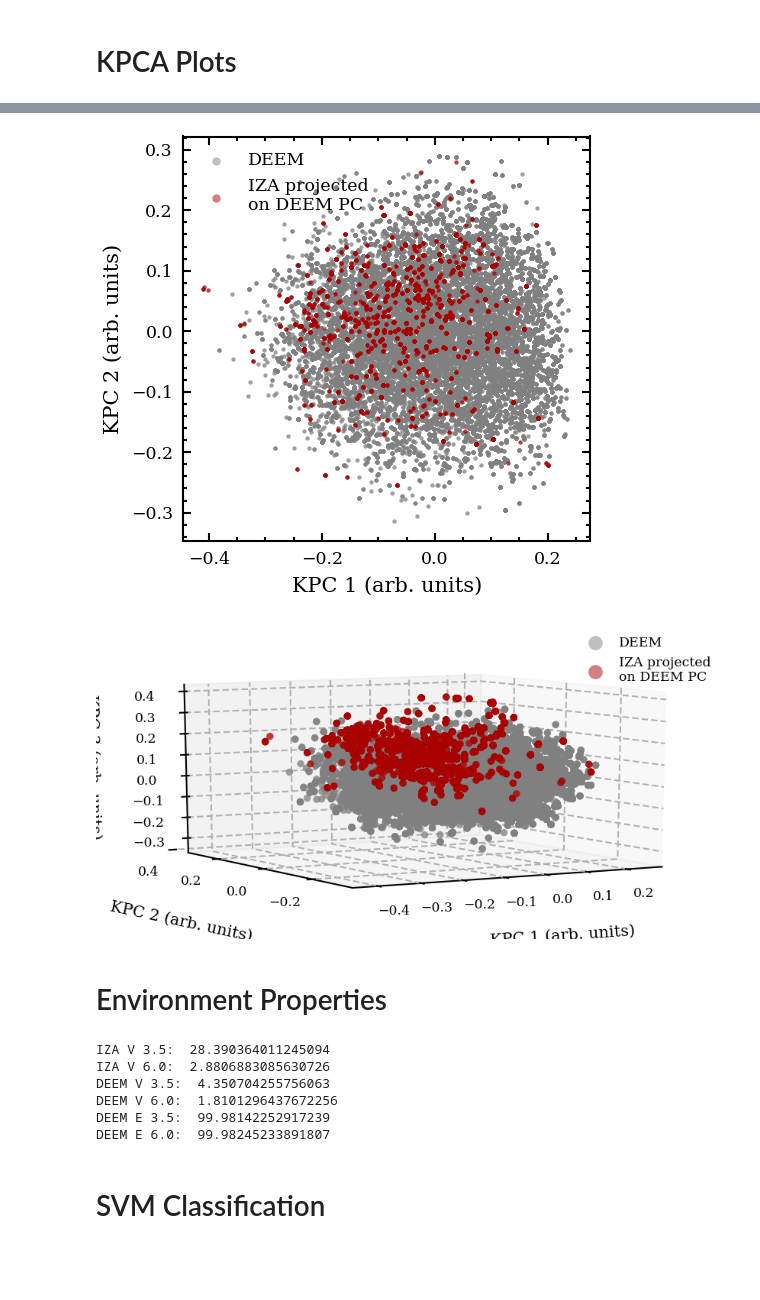
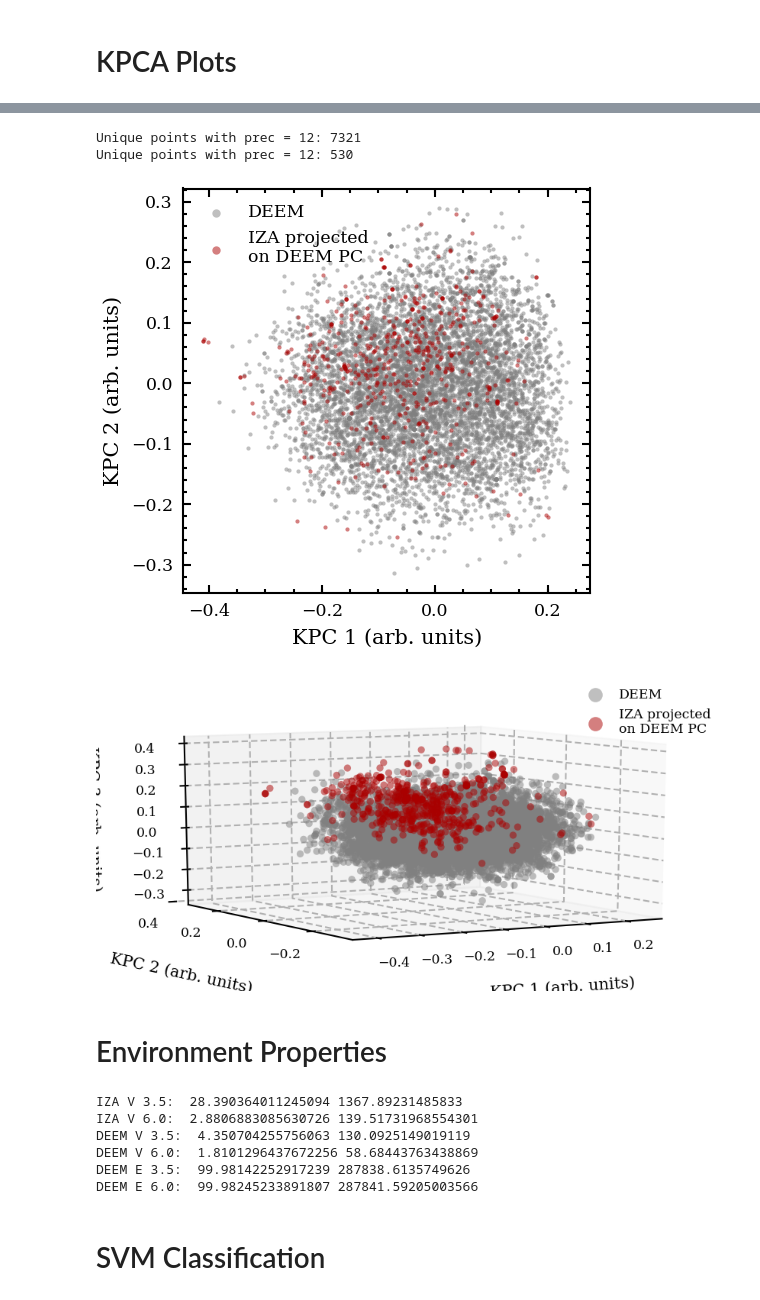
Before and after one commit to bhelfrecht/zeolites_iza-deem, a Jupyter notebook: Scripts/DEEM-IZA.ipynb, the cells around one changed output, grey strips where cells are left out. Saved outputs shown, nothing was run; the diff lists cells and outputs as text; code cells hidden in the pictures; blank space fills up the shorter version.

```diff
--- a/Scripts/DEEM-IZA.ipynb
+++ b/Scripts/DEEM-IZA.ipynb
@@ -187,7 +264,9 @@ plt.show()
 # %%
 # Load PCA data for IZA and DEEM (6.0 A SOAP cutoff)
-pcaDEEM = np.load('../Processed_Data/DEEM_1k/PCA/6.0/kpca-0.npy')
-pcaIZA = np.load('../Processed_Data/IZAonDEEM_1k/PCA/6.0/kpca_proj.npy')
+udxs_DEEM_KPCA_6 = fps_unique('../Processed_Data/DEEM_1k/PCA/6.0/FPS-uKPCA.idxs')
+udxs_IZA_KPCA_6 = fps_unique('../Processed_Data/IZAonDEEM_1k/PCA/6.0/FPS-uKPCA.idxs')
+pcaDEEM = np.load('../Processed_Data/DEEM_1k/PCA/6.0/kpca-0.npy')[udxs_DEEM_KPCA_6, :]
+pcaIZA = np.load('../Processed_Data/IZAonDEEM_1k/PCA/6.0/kpca_proj.npy')[udxs_IZA_KPCA_6, :]
 
 ### 2D PCA ###
 figPCA = plt.figure(figsize=(3.5, 3.5))
@@ -200,35 +279,37 @@ scatIZA = axsScat.scatter(pcaIZA[:, 0], pcaIZA[:, 1], c=colorList[1],
 
 axsScat.set_xlabel('KPC 1 (arb. units)')
 axsScat.set_ylabel('KPC 2 (arb. units)')
 
 
 axsScat.legend(labels=['DEEM', 'IZA projected\non DEEM PC'], frameon=False, markerscale=2.0)
 
 figPCA.savefig('../Results/DEEM_1k/kpca_IZAonDEEM_6.0.png', bbox_inches='tight')
 
 ### 3D PCA ###
 fig3D = plt.figure(figsize=(7.0, 3.5))
 axs3D = fig3D.add_subplot(1, 1, 1, projection='3d')
 
 scatDEEM3D = axs3D.scatter(pcaDEEM[:, 0], pcaDEEM[:, 1], pcaDEEM[:, 2], c=colorList[5],
                            edgecolor='k', linewidths=0.0, alpha=0.5)
 scatIZA3D = axs3D.scatter(pcaIZA[:, 0], pcaIZA[:, 1], pcaIZA[:, 2], c=colorList[1],
                           edgecolor='k', linewidths=0.0, alpha=0.5)
 
 axs3D.set_xlabel('KPC 1 (arb. units)', labelpad=20)
 axs3D.set_ylabel('KPC 2 (arb. units)', labelpad=20)
 axs3D.set_zlabel('KPC 3 (arb. units)', labelpad=10)
 axs3D.set_yticks(axs3D.get_yticks()[2::2])
 axs3D.view_init(10, -120)
 
 axs3D.legend(labels=['DEEM', 'IZA projected\non DEEM PC'], frameon=False, markerscale=2.0)
 
 fig3D.savefig('../Results/DEEM_1k/kpca_IZAonDEEM_6.0_3D.png', bbox_inches='tight')
 
 plt.show()
 # %% [output]
+Unique points with prec = 12: 7321
+Unique points with prec = 12: 530
-[figure, old version]
+[figure, new version]
-[figure, old version]
+[figure, new version]
 # %% [markdown]
 # Environment Properties
 # %%
@@ -280,20 +361,20 @@ for i in DEEM_u.astype(np.int):
     DEEM_E_3_sum[i] = (DEEM_E_avg[i] - np.sum(DEEM_E_3[idxs]))/DEEM_E_avg[i]
     DEEM_E_6_sum[i] = (DEEM_E_avg[i] - np.sum(DEEM_E_6[idxs]))/DEEM_E_avg[i]
 
-print "IZA V 3.5: ", np.mean(np.abs(IZA_V_3_sum))*100
-print "IZA V 6.0: ", np.mean(np.abs(IZA_V_6_sum))*100
+print "IZA V 3.5: ", np.mean(np.abs(IZA_V_3_sum))*100, np.mean(np.abs(IZA_V_3_sum*IZA_V))
+print "IZA V 6.0: ", np.mean(np.abs(IZA_V_6_sum))*100, np.mean(np.abs(IZA_V_6_sum*IZA_V))
 
-print "DEEM V 3.5: ", np.mean(np.abs(DEEM_V_3_sum))*100
-print "DEEM V 6.0: ", np.mean(np.abs(DEEM_V_6_sum))*100
+print "DEEM V 3.5: ", np.mean(np.abs(DEEM_V_3_sum))*100, np.mean(np.abs(DEEM_V_3_sum*DEEM_V))
+print "DEEM V 6.0: ", np.mean(np.abs(DEEM_V_6_sum))*100, np.mean(np.abs(DEEM_V_6_sum*DEEM_V))
 
-print "DEEM E 3.5: ", np.mean(np.abs(DEEM_E_3_sum))*100
-print "DEEM E 6.0: ", np.mean(np.abs(DEEM_E_6_sum))*100
+print "DEEM E 3.5: ", np.mean(np.abs(DEEM_E_3_sum))*100, np.mean(np.abs(DEEM_E_3_sum*DEEM_E_avg))
+print "DEEM E 6.0: ", np.mean(np.abs(DEEM_E_6_sum))*100, np.mean(np.abs(DEEM_E_6_sum*DEEM_E_avg))
 # %% [output]
-IZA V 3.5:  28.390364011245094
-IZA V 6.0:  2.8806883085630726
-DEEM V 3.5:  4.350704255756063
-DEEM V 6.0:  1.8101296437672256
-DEEM E 3.5:  99.98142252917239
-DEEM E 6.0:  99.98245233891807
+IZA V 3.5:  28.390364011245094 1367.89231485833
+IZA V 6.0:  2.8806883085630726 139.51731968554301
+DEEM V 3.5:  4.350704255756063 130.0925149019119
+DEEM V 6.0:  1.8101296437672256 58.68443763438869
+DEEM E 3.5:  99.98142252917239 287838.6135749626
+DEEM E 6.0:  99.98245233891807 287841.59205003566
 # %% [markdown]
 # SVM Classification
```
Also changed, not shown: parts of 30 cells of this notebook, 16 other files.
